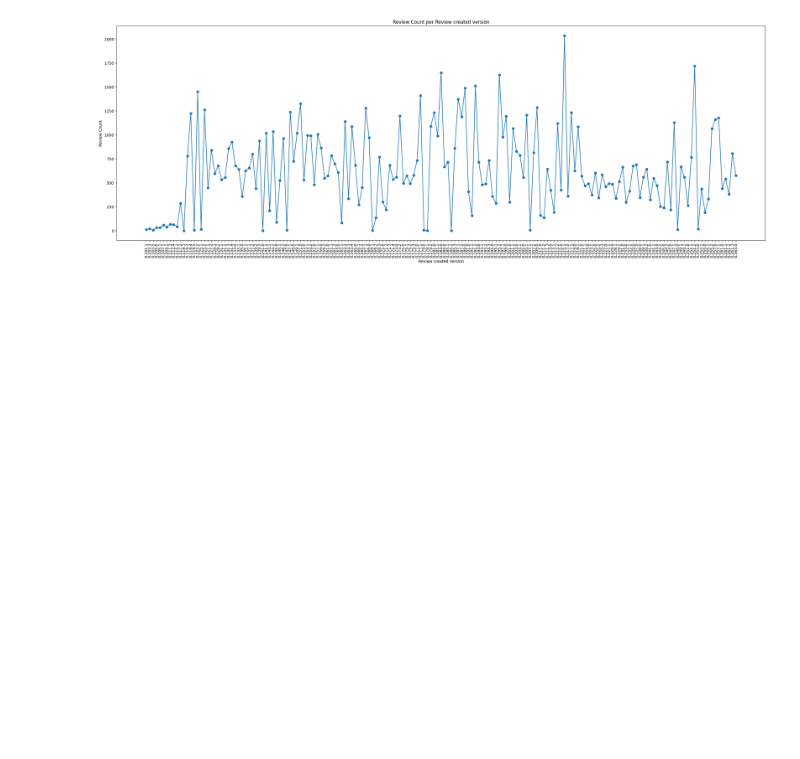
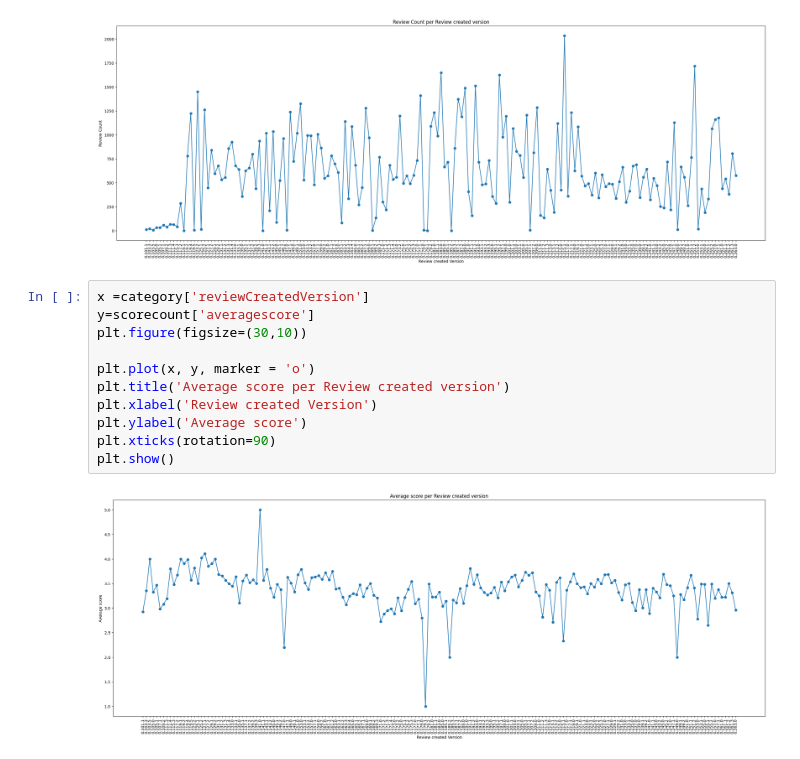
Before and after one commit to jinnykj/PokemonGO-Review-dataset-analysis, a Jupyter notebook: 데이터_시각화_기말_과제.ipynb, the cells around one changed output. Drawn from its saved outputs; the diff is of its cells as text; blank space fills up the shorter version.

```diff
--- a/데이터_시각화_기말_과제.ipynb
+++ b/데이터_시각화_기말_과제.ipynb
@@ -186,3 +203,16 @@ plt.xticks(rotation=90)
 plt.show()
 # %% [output]
 [figure]
+# %%
+x =category['reviewCreatedVersion']
+y=scorecount['averagescore']
+plt.figure(figsize=(30,10))
+
+plt.plot(x, y, marker = 'o')
+plt.title('Average score per Review created version')
+plt.xlabel('Review created Version')
+plt.ylabel('Average score')
+plt.xticks(rotation=90)
+plt.show()
+# %% [output]
+[figure, added]
```
Also changed, not shown: parts of 12 cells of this notebook.
